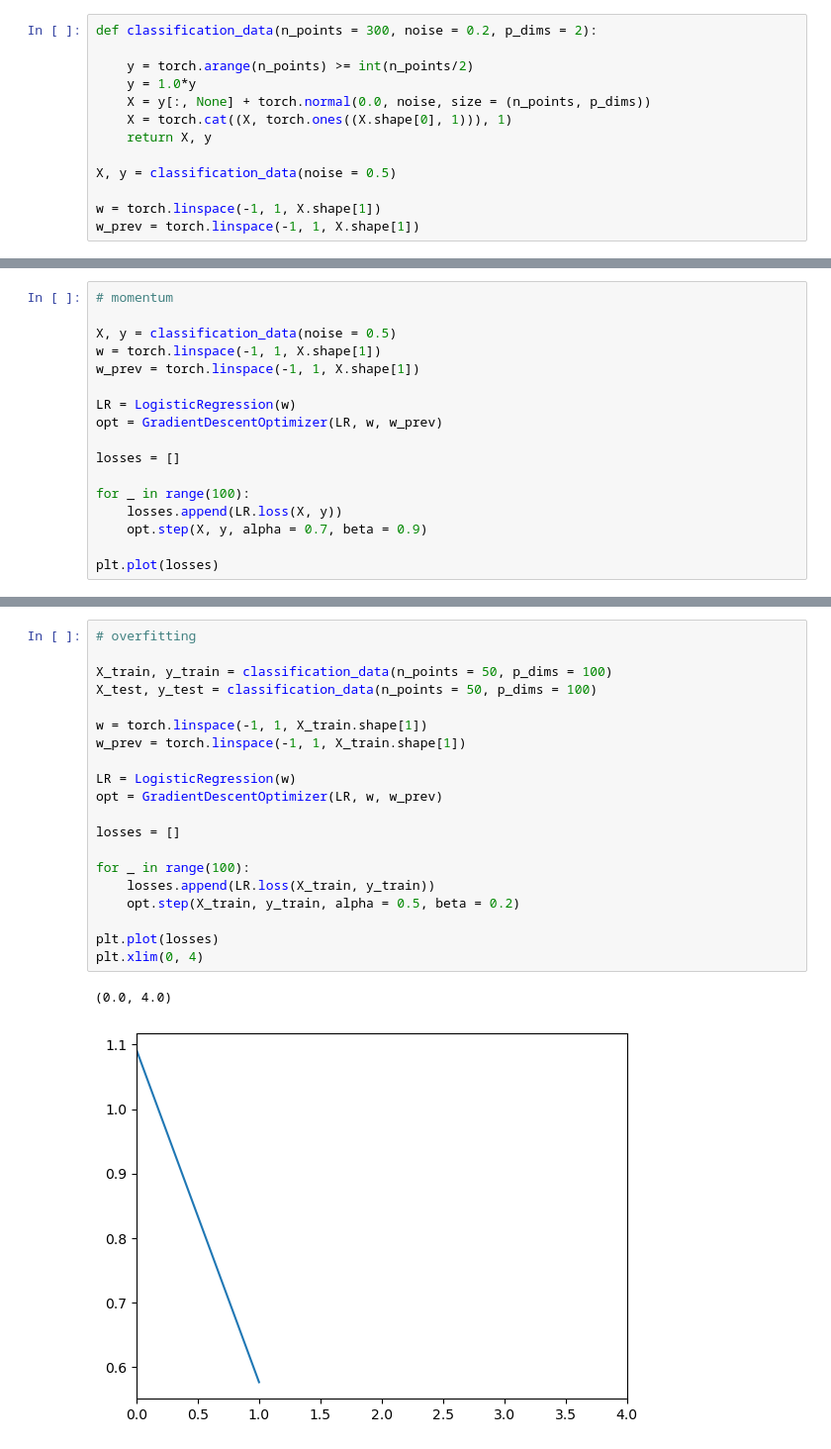
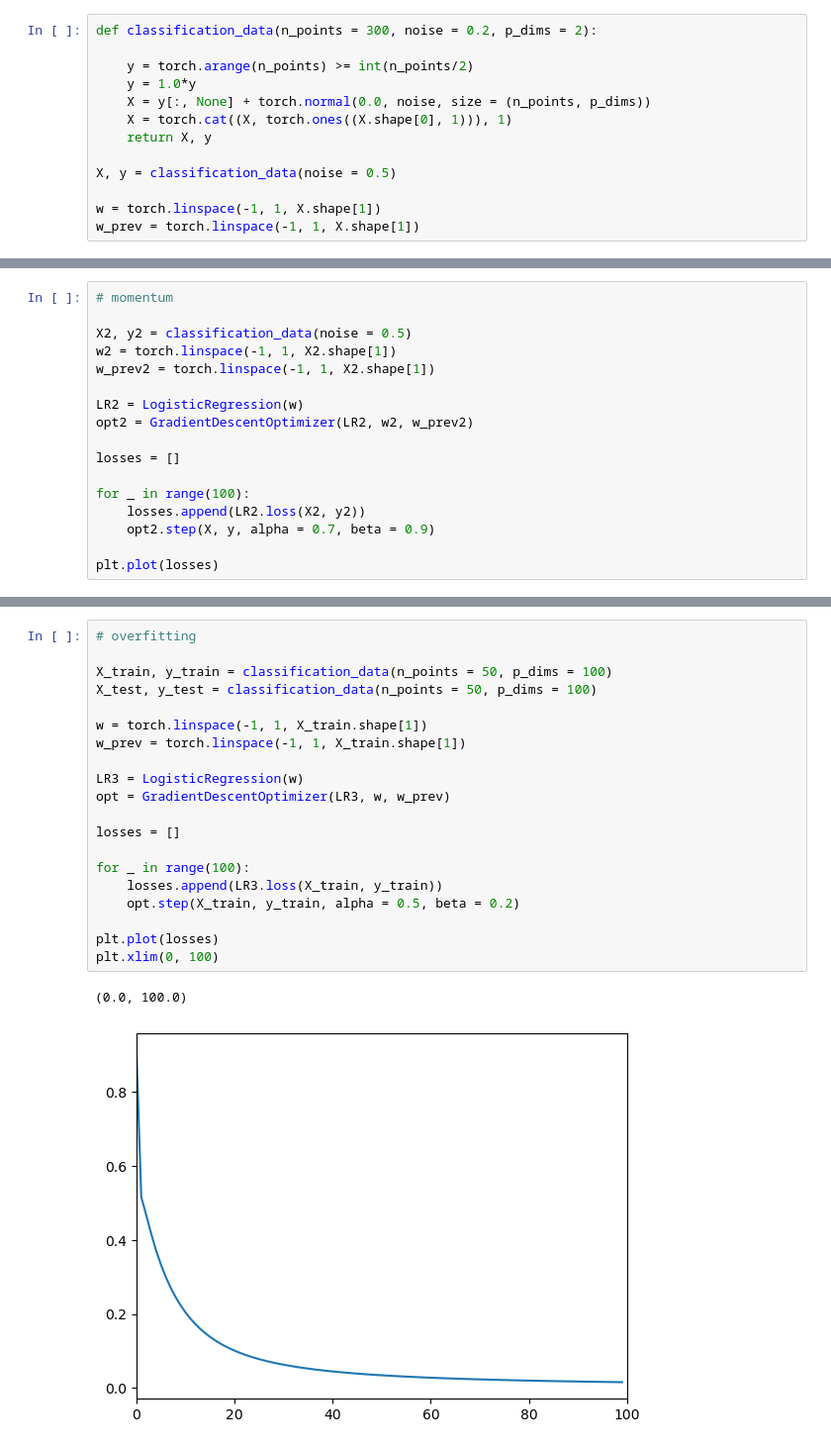
Before and after one commit to ShadowedSpace/ShadowedSpace.github.io, a Jupyter notebook: posts/BP7/BP7.ipynb, the cells around one changed output, grey strips where cells are left out. Shown at 99% size. Drawn from its saved outputs; the diff is of its cells as text.

```diff
--- a/posts/BP7/BP7.ipynb
+++ b/posts/BP7/BP7.ipynb
@@ -66,18 +66,18 @@ plot_data_and_boundary(X, y, LR.w)
 # %%
 # momentum
 
-X, y = classification_data(noise = 0.5)
-w = torch.linspace(-1, 1, X.shape[1])
-w_prev = torch.linspace(-1, 1, X.shape[1])
+X2, y2 = classification_data(noise = 0.5)
+w2 = torch.linspace(-1, 1, X2.shape[1])
+w_prev2 = torch.linspace(-1, 1, X2.shape[1])
 
-LR = LogisticRegression(w)
-opt = GradientDescentOptimizer(LR, w, w_prev)
+LR2 = LogisticRegression(w)
+opt2 = GradientDescentOptimizer(LR2, w2, w_prev2)
 
 losses = []
 
 for _ in range(100):
-    losses.append(LR.loss(X, y))
-    opt.step(X, y, alpha = 0.7, beta = 0.9)
+    losses.append(LR2.loss(X2, y2))
+    opt2.step(X, y, alpha = 0.7, beta = 0.9)
 
 plt.plot(losses)
 # %% [output]
@@ -90,25 +90,25 @@ plot_data_and_boundary(X, y, LR.w)
 # %%
 # overfitting
 
 X_train, y_train = classification_data(n_points = 50, p_dims = 100)
 X_test, y_test = classification_data(n_points = 50, p_dims = 100)
 
 w = torch.linspace(-1, 1, X_train.shape[1])
 w_prev = torch.linspace(-1, 1, X_train.shape[1])
 
-LR = LogisticRegression(w)
-opt = GradientDescentOptimizer(LR, w, w_prev)
+LR3 = LogisticRegression(w)
+opt = GradientDescentOptimizer(LR3, w, w_prev)
 
 losses = []
 
 for _ in range(100):
-    losses.append(LR.loss(X_train, y_train))
+    losses.append(LR3.loss(X_train, y_train))
     opt.step(X_train, y_train, alpha = 0.5, beta = 0.2)
 
 plt.plot(losses)
-plt.xlim(0, 4)
+plt.xlim(0, 100)
 # %% [output]
-(0.0, 4.0)
+(0.0, 100.0)
-[figure, old version]
+[figure, new version]
 # %%
 def accuracy(y_pred, y_true):
```
Also changed, not shown: parts of 11 cells of this notebook.
